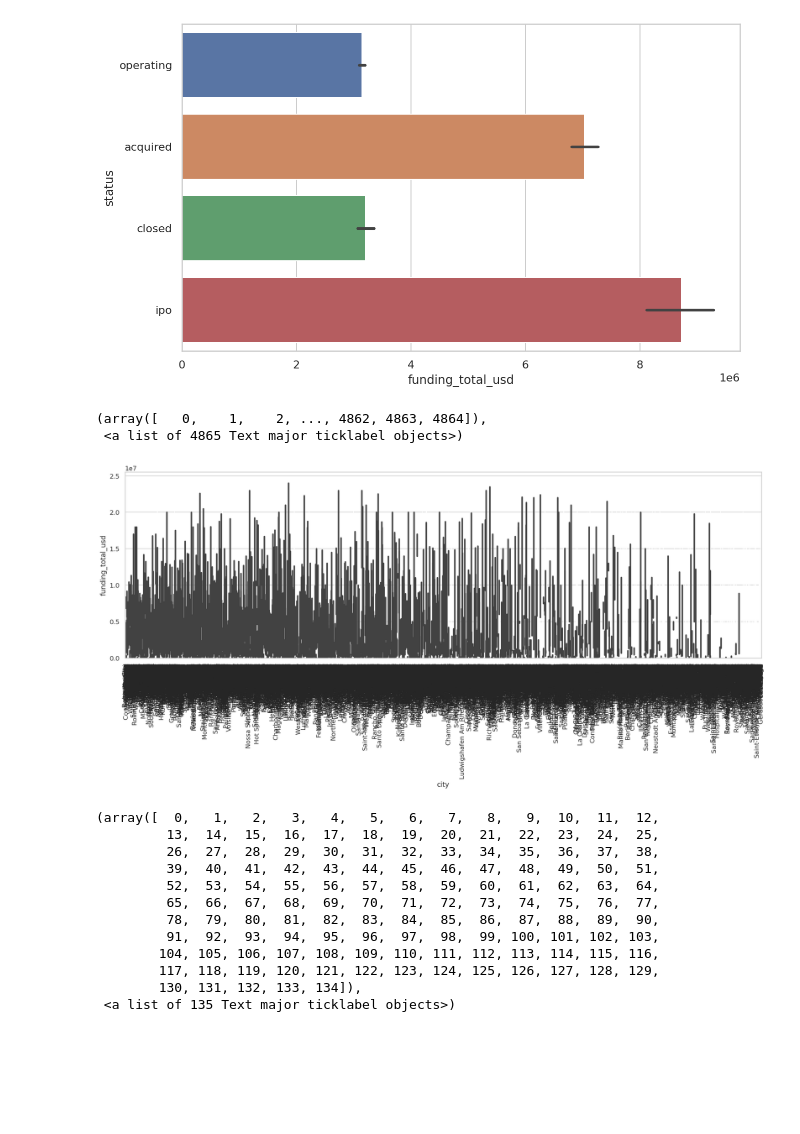
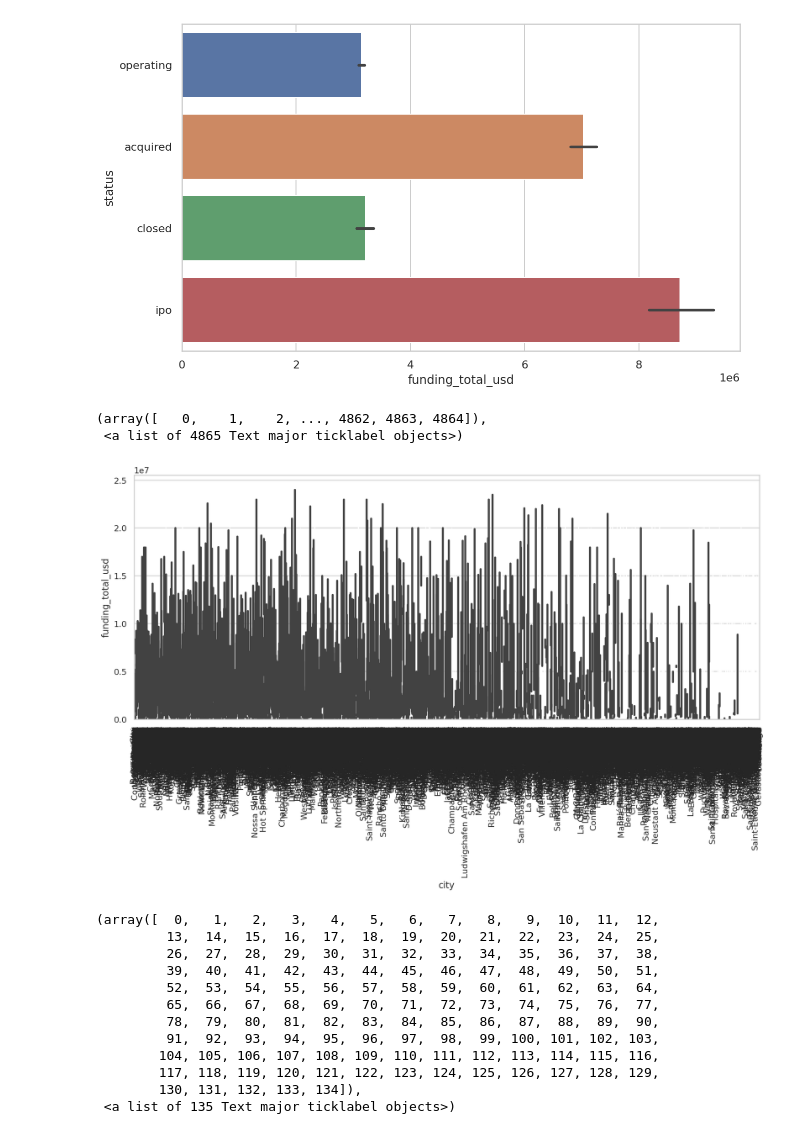
Before and after one commit to NileshCT/EDA_PROJECT, a Jupyter notebook: EDA_Project.ipynb, the cells around one changed output. Cells and saved outputs as stored; diff of their text form; code cells hidden in the pictures; blank space fills up the shorter version.

```diff
--- a/EDA_Project.ipynb
+++ b/EDA_Project.ipynb
@@ -578,13 +591,13 @@ sns.barplot(x='funding_total_usd',y='status',data=info)
 [figure]
 # %%
 #This graph is showing the relationship between city vs.funding_total_usd.
-plt.figure(figsize=(20,6))
+plt.figure(figsize=(15,6))
 sns.barplot(x='city',y='funding_total_usd',data=info)
 plt.xticks(rotation=90)
 # %% [output]
 (array([   0,    1,    2, ..., 4862, 4863, 4864]),
  <a list of 4865 Text major ticklabel objects>)
-[figure, old version]
+[figure, new version]
 # %%
 #This grapth discribe the relationship between country_code vs.funding_total_usd.
 #Here this graph between country_code and funding_total_usd discribing that which country have used more funding for there working of company.
```
Also changed, not shown: parts of 33 cells of this notebook.
